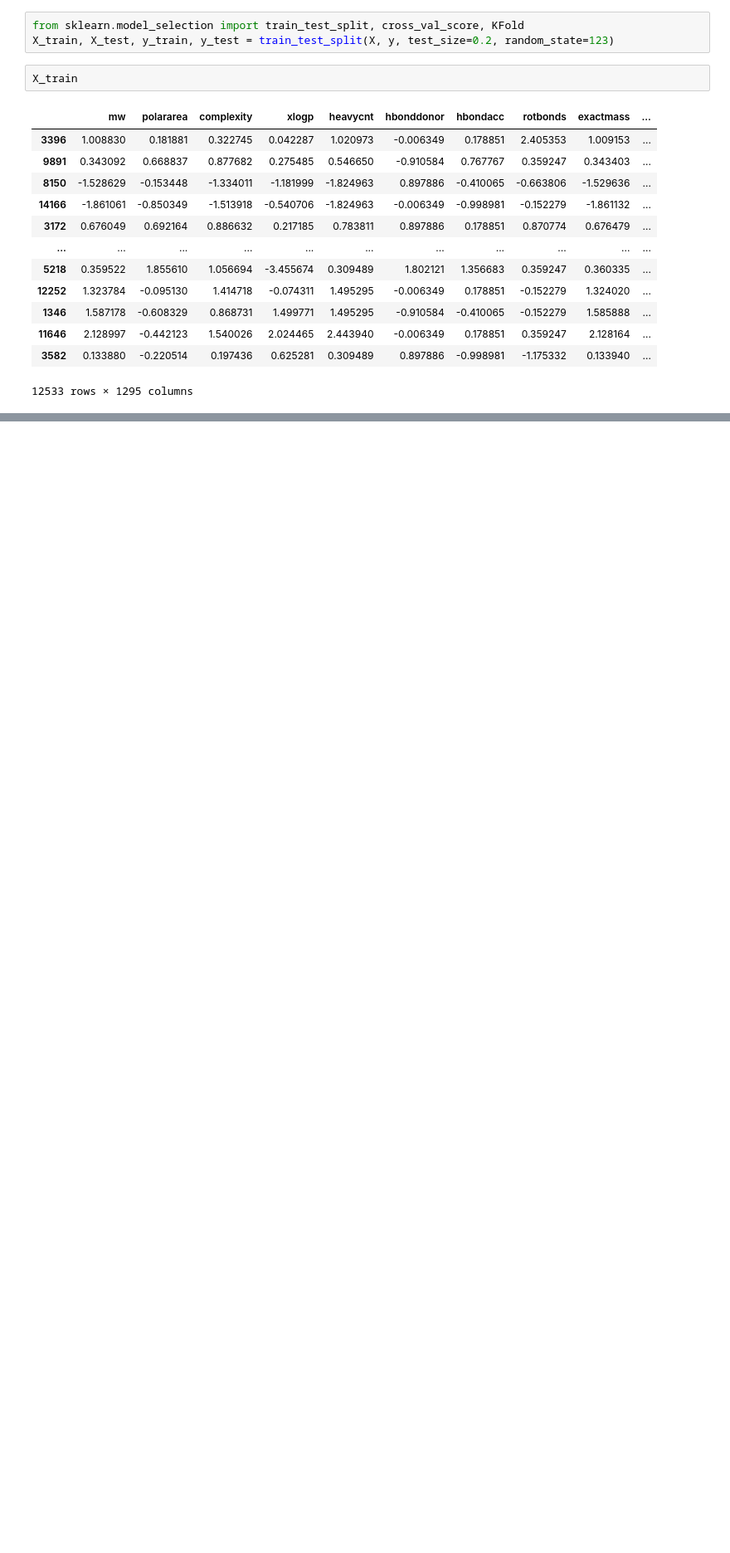
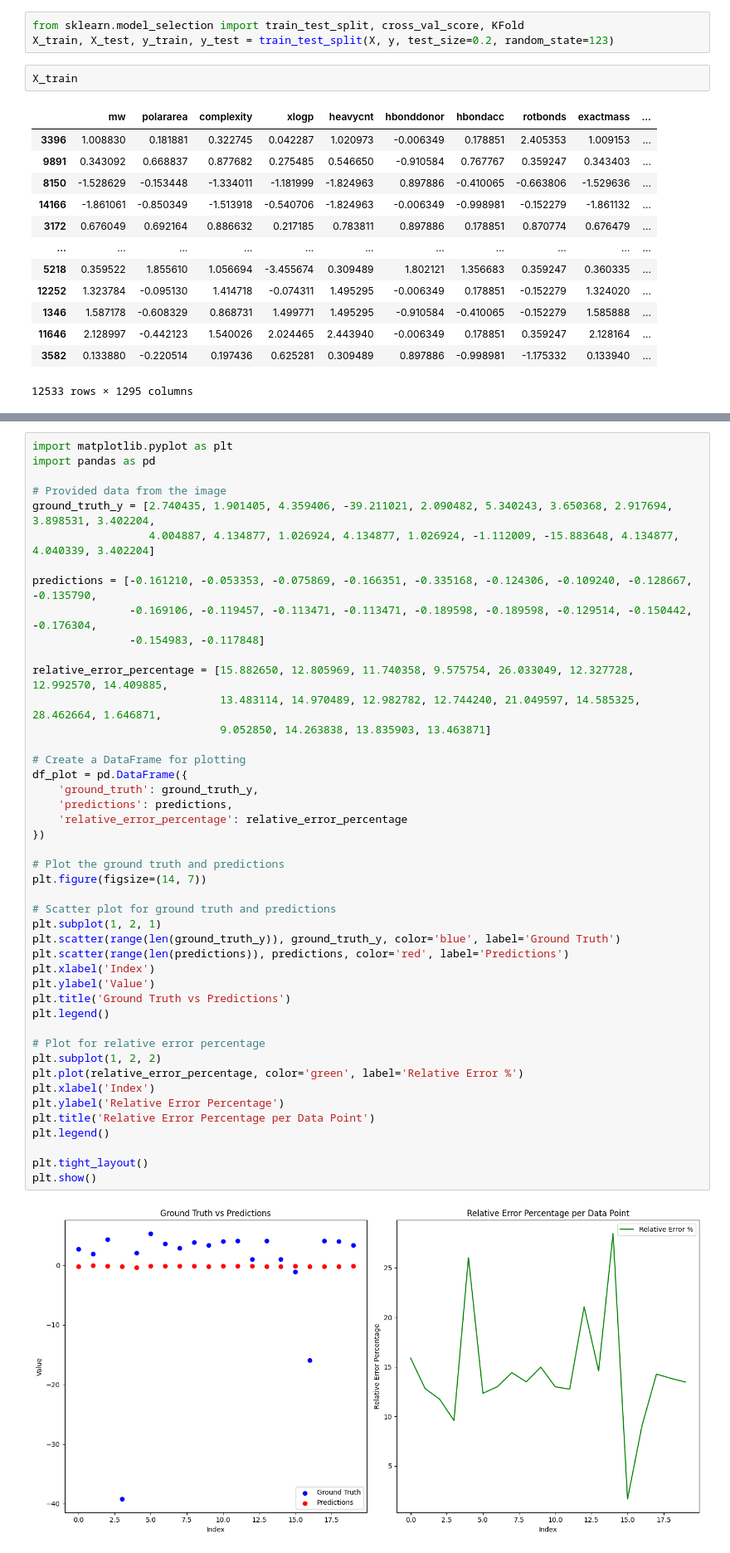
Before and after one commit to laiacoronas/quantum, a Jupyter notebook: paral.ipynb, the cells around one changed output, grey strips where cells are left out. Shown at 83% size. Cells and saved outputs as stored; diff of their text form; blank space fills up the shorter version.

```diff
--- a/paral.ipynb
+++ b/paral.ipynb
@@ -112 +147,48 @@ shap.plots.waterfall(shap_values[0], max_display=5)
 [figure]
+# %%
+import matplotlib.pyplot as plt
+import pandas as pd
+
+# Provided data from the image
+ground_truth_y = [2.740435, 1.901405, 4.359406, -39.211021, 2.090482, 5.340243, 3.650368, 2.917694, 3.898531, 3.402204,
+                  4.004887, 4.134877, 1.026924, 4.134877, 1.026924, -1.112009, -15.883648, 4.134877, 4.040339, 3.402204]
+
+predictions = [-0.161210, -0.053353, -0.075869, -0.166351, -0.335168, -0.124306, -0.109240, -0.128667, -0.135790,
+               -0.169106, -0.119457, -0.113471, -0.113471, -0.189598, -0.189598, -0.129514, -0.150442, -0.176304,
+               -0.154983, -0.117848]
+
+relative_error_percentage = [15.882650, 12.805969, 11.740358, 9.575754, 26.033049, 12.327728, 12.992570, 14.409885,
+                             13.483114, 14.970489, 12.982782, 12.744240, 21.049597, 14.585325, 28.462664, 1.646871,
+                             9.052850, 14.263838, 13.835903, 13.463871]
+
+# Create a DataFrame for plotting
+df_plot = pd.DataFrame({
+    'ground_truth': ground_truth_y,
+    'predictions': predictions,
+    'relative_error_percentage': relative_error_percentage
+})
+
+# Plot the ground truth and predictions
+plt.figure(figsize=(14, 7))
+
+# Scatter plot for ground truth and predictions
+plt.subplot(1, 2, 1)
+plt.scatter(range(len(ground_truth_y)), ground_truth_y, color='blue', label='Ground Truth')
+plt.scatter(range(len(predictions)), predictions, color='red', label='Predictions')
+plt.xlabel('Index')
+plt.ylabel('Value')
+plt.title('Ground Truth vs Predictions')
+plt.legend()
+
+# Plot for relative error percentage
+plt.subplot(1, 2, 2)
+plt.plot(relative_error_percentage, color='green', label='Relative Error %')
+plt.xlabel('Index')
+plt.ylabel('Relative Error Percentage')
+plt.title('Relative Error Percentage per Data Point')
+plt.legend()
+
+plt.tight_layout()
+plt.show()
+# %% [output]
+[figure, added]
```
Also changed, not shown: parts of 10 cells of this notebook, 4 other files.
